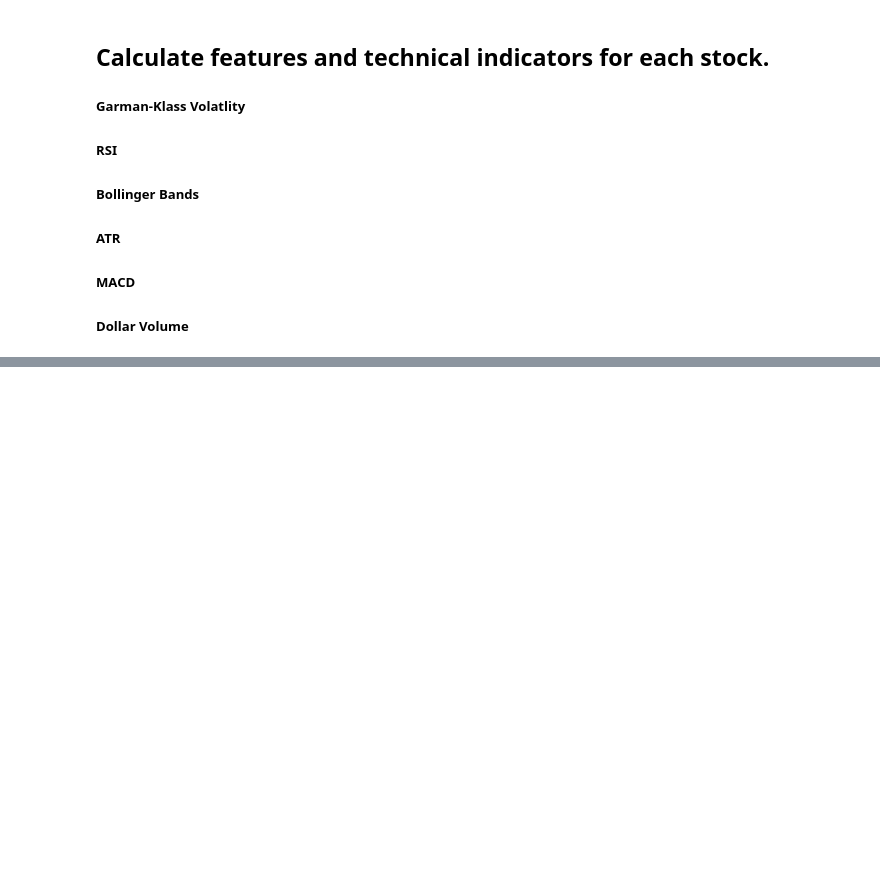
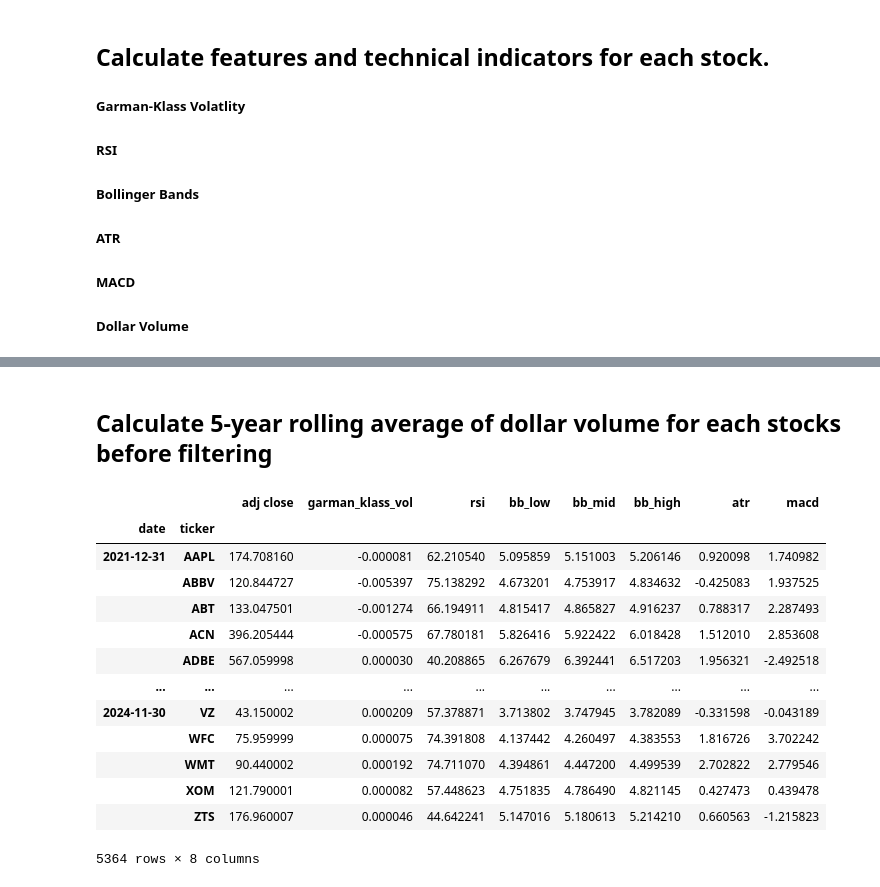
Before and after one commit to codyrosenzweig1/Quant_Trading_Basics_ML, a Jupyter notebook: Algorithmic_Trading_ML_Stratergies.ipynb, the cells around one changed output, grey strips where cells are left out. Saved outputs shown, nothing was run; the diff lists cells and outputs as text; code cells hidden in the pictures; blank space fills up the shorter version.

```diff
--- a/Algorithmic_Trading_ML_Stratergies.ipynb
+++ b/Algorithmic_Trading_ML_Stratergies.ipynb
@@ -101,0 +126,25 @@ df
+# %% [markdown]
+## Calculate 5-year rolling average of dollar volume for each stocks before filtering
+# %%
+#data['dollar_volume'] = (data['dollar_volume'].unstack('ticker').rolling(5*12).mean().stack())
+
+#data['dollar_vol_rank'] = (data.groupby('date')['dollar_volume'].rank(ascending=False))
+
+#data = data[data['dollar_vol_rank']<150].drop(['dollar_volume', 'dollar_vol_rank'], axis=1)
+
+data
+# %% [output]
+|  |  | adj close | garman_klass_vol | rsi | bb_low | bb_mid | bb_high | atr | macd |
+| date | ticker |  |  |  |  |  |  |  |  |
+| 2021-12-31 | AAPL | 174.708160 | -0.000081 | 62.210540 | 5.095859 | 5.151003 | 5.206146 | 0.920098 | 1.740982 |
+|  | ABBV | 120.844727 | -0.005397 | 75.138292 | 4.673201 | 4.753917 | 4.834632 | -0.425083 | 1.937525 |
+|  | ABT | 133.047501 | -0.001274 | 66.194911 | 4.815417 | 4.865827 | 4.916237 | 0.788317 | 2.287493 |
+|  | ACN | 396.205444 | -0.000575 | 67.780181 | 5.826416 | 5.922422 | 6.018428 | 1.512010 | 2.853608 |
+|  | ADBE | 567.059998 | 0.000030 | 40.208865 | 6.267679 | 6.392441 | 6.517203 | 1.956321 | -2.492518 |
+| ... | ... | ... | ... | ... | ... | ... | ... | ... | ... |
+| 2024-11-30 | VZ | 43.150002 | 0.000209 | 57.378871 | 3.713802 | 3.747945 | 3.782089 | -0.331598 | -0.043189 |
+|  | WFC | 75.959999 | 0.000075 | 74.391808 | 4.137442 | 4.260497 | 4.383553 | 1.816726 | 3.702242 |
+|  | WMT | 90.440002 | 0.000192 | 74.711070 | 4.394861 | 4.447200 | 4.499539 | 2.702822 | 2.779546 |
+|  | XOM | 121.790001 | 0.000082 | 57.448623 | 4.751835 | 4.786490 | 4.821145 | 0.427473 | 0.439478 |
+|  | ZTS | 176.960007 | 0.000046 | 44.642241 | 5.147016 | 5.180613 | 5.214210 | 0.660563 | -1.215823 |
+5364 rows × 8 columns
```
Also changed, not shown: parts of 5 cells of this notebook.
